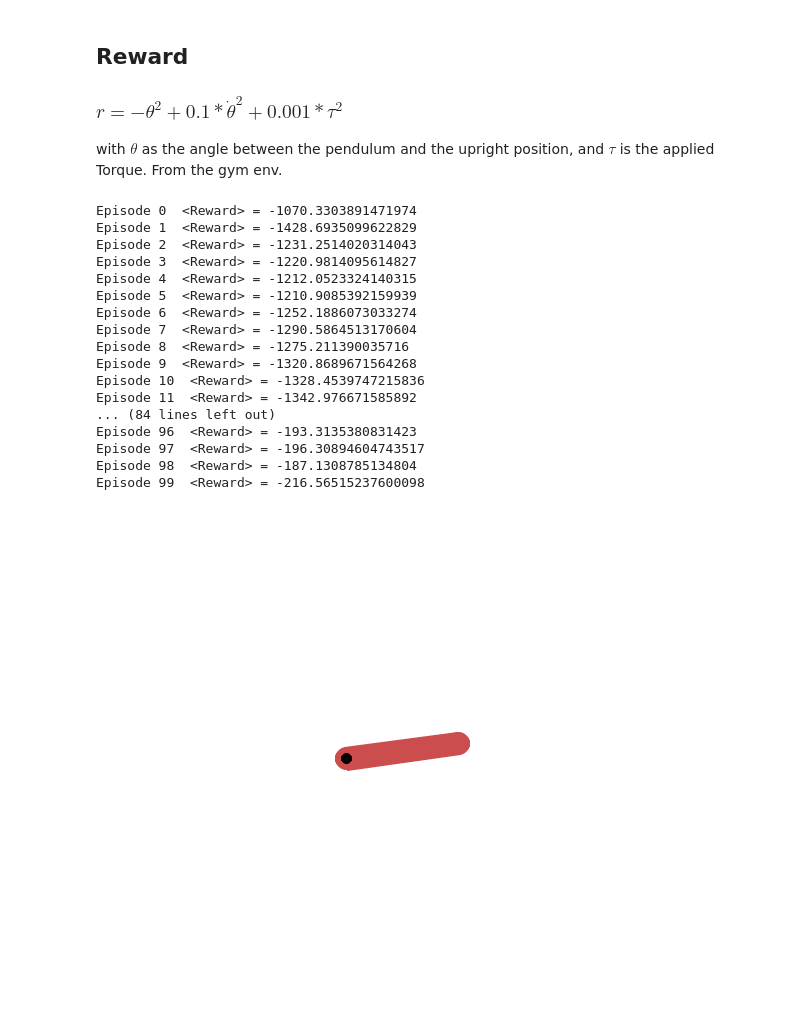
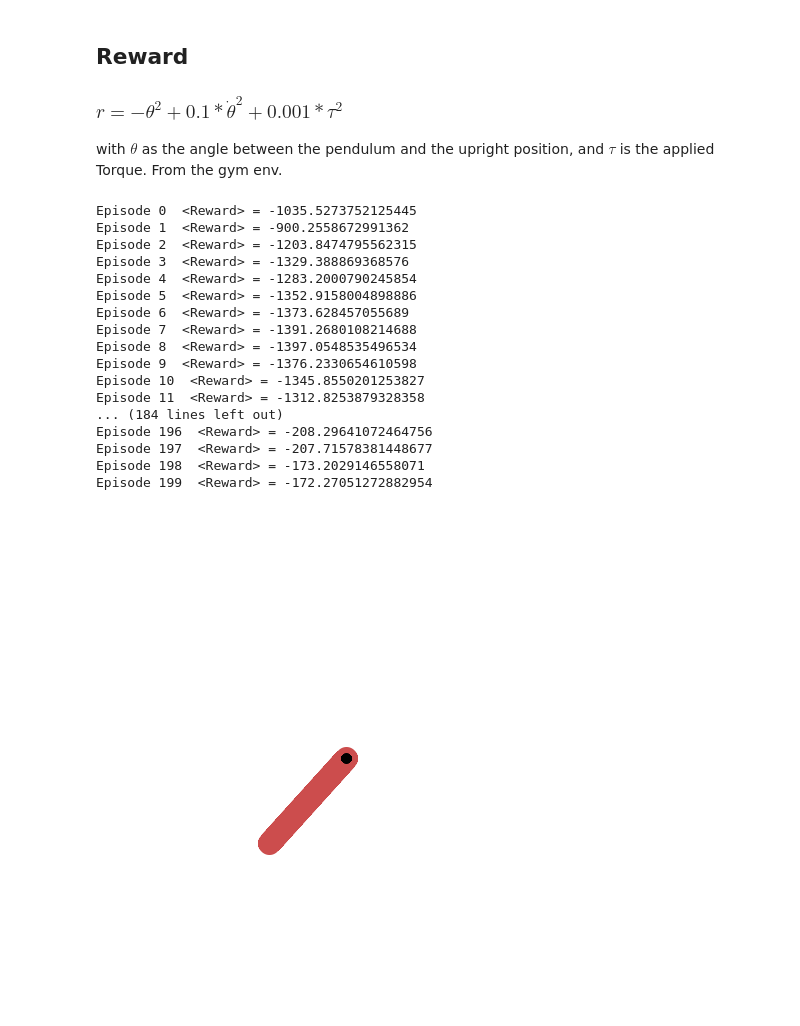
Before and after one commit to ftoralesacosta/JLab_Data-Scientist-II, a Jupyter notebook: Problem1_RL/Problem1_PendulumRL.ipynb, the cells around one changed output. Cells and saved outputs as stored; diff of their text form; code cells hidden in the pictures.

Commit message:
added more episodes for more stability

```diff
--- a/Problem1_RL/Problem1_PendulumRL.ipynb
+++ b/Problem1_RL/Problem1_PendulumRL.ipynb
@@ -64,6 +64,5 @@ Image(filename='RandomActions.gif')
 # %%
-std_dev = 0.1
-noise = GaussianActionNoise(mean=np.zeros(1), std_deviation=std_dev * np.ones(1))
+
 
 # Slightly smaller actor_lr encourages stable policy improvement
 actor_lr = 0.001
@@ -71,9 +70,9 @@ actor_lr = 0.001
 critic_lr = 0.002
 gamma = 0.99
 tau = 0.005
-total_episodes = 100
+total_episodes = 200
 
-# The actor outputs continuous actions scaled by upper_bound
+# The actor outputs continuous actions scaled by upper_bound (torque)
 actor_model = build_actor(num_states, num_actions, upper_bound)
 target_actor = build_actor(num_states, num_actions, upper_bound)
 
@@ -112,6 +111,9 @@ average_rewards = []
 
 with $\theta$ as the angle between the pendulum and the upright position, and $\tau$ is the applied Torque. From the gym env.
 # %%
+# Noise to promote exploration
+noise = GaussianActionNoise(mean=np.zeros(1), std_deviation=0.1 * np.ones(1))
+
 for ep in range(total_episodes):
     prev_state, _ = env.reset()
     episodic_reward = 0
@@ -146,41 +148,41 @@ for ep in range(total_episodes):
     print(f"Episode {ep}  <Reward> = {avg_reward}")
     avg_rewards.append(avg_reward)
 # %% [output]
-Episode 0  <Reward> = -1070.3303891471974
-Episode 1  <Reward> = -1428.6935099622829
-Episode 2  <Reward> = -1231.2514020314043
-Episode 3  <Reward> = -1220.9814095614827
-Episode 4  <Reward> = -1212.0523324140315
-Episode 5  <Reward> = -1210.9085392159939
-Episode 6  <Reward> = -1252.1886073033274
-Episode 7  <Reward> = -1290.5864513170604
-Episode 8  <Reward> = -1275.211390035716
-Episode 9  <Reward> = -1320.8689671564268
-Episode 10  <Reward> = -1328.4539747215836
-Episode 11  <Reward> = -1342.976671585892
-... (84 lines left out)
-Episode 96  <Reward> = -193.3135380831423
-Episode 97  <Reward> = -196.30894604743517
-Episode 98  <Reward> = -187.1308785134804
-Episode 99  <Reward> = -216.56515237600098
+Episode 0  <Reward> = -1035.5273752125445
+Episode 1  <Reward> = -900.2558672991362
+Episode 2  <Reward> = -1203.8474795562315
+Episode 3  <Reward> = -1329.388869368576
+Episode 4  <Reward> = -1283.2000790245854
+Episode 5  <Reward> = -1352.9158004898886
+Episode 6  <Reward> = -1373.628457055689
+Episode 7  <Reward> = -1391.2680108214688
+Episode 8  <Reward> = -1397.0548535496534
+Episode 9  <Reward> = -1376.2330654610598
+Episode 10  <Reward> = -1345.8550201253827
+Episode 11  <Reward> = -1312.8253879328358
+... (184 lines left out)
+Episode 196  <Reward> = -208.29641072464756
+Episode 197  <Reward> = -207.71578381448677
+Episode 198  <Reward> = -173.2029146558071
+Episode 199  <Reward> = -172.27051272882954
 # %%
 from IPython.display import HTML
 
 frames = []
 state, _ = env.reset()
 state = np.expand_dims(state, axis=0)
 for _ in range(100):  # Number of steps to simulate
     # Render the environment and collect the frame
     frame = env.render()
     frames.append(frame)
 
     action = actor_model.predict(state, verbose=0)  # Replace with your model's predict function
     action = action[0]
 
     next_state, reward, done, truncated, info = env.step(action)
     state = np.expand_dims(next_state, axis=0)  # Update state
 
 imageio.mimsave('Trained_Actions.gif', frames, fps=30,loop=0)
-Image(filename='Trained_Actions.gif')
+display(Image(filename='Trained_Actions.gif'))
 # %% [output]
-[figure, old version]
+[figure, new version]
```
Also changed, not shown: parts of 4 cells of this notebook.
